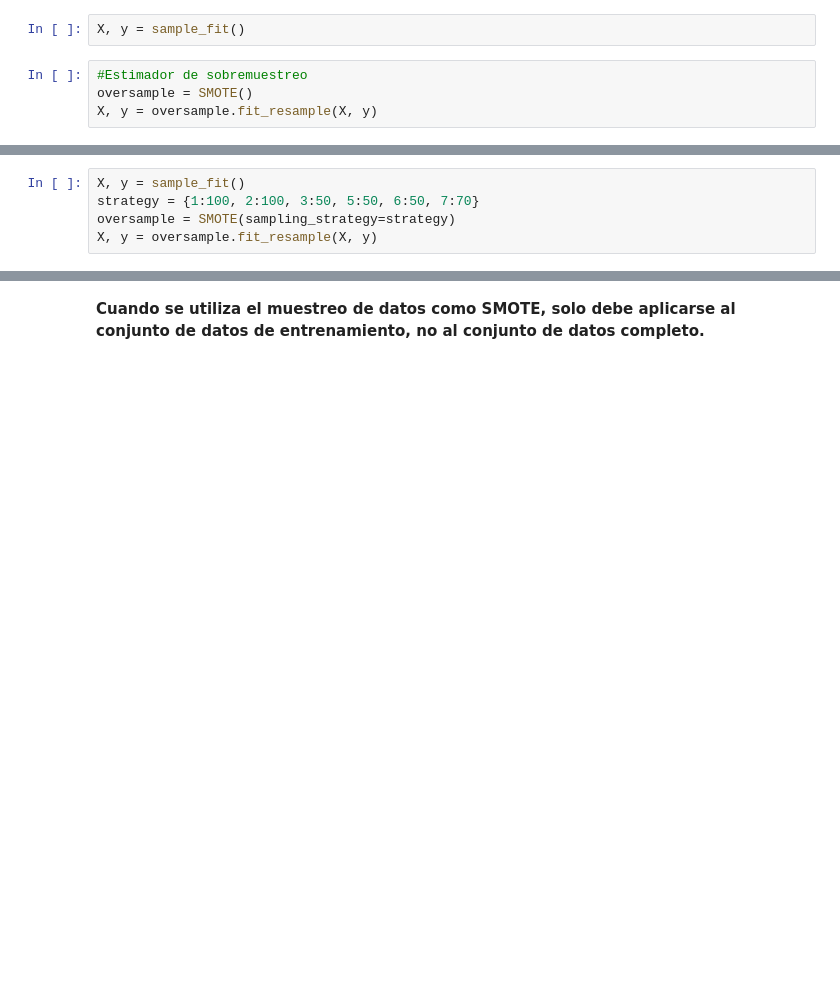
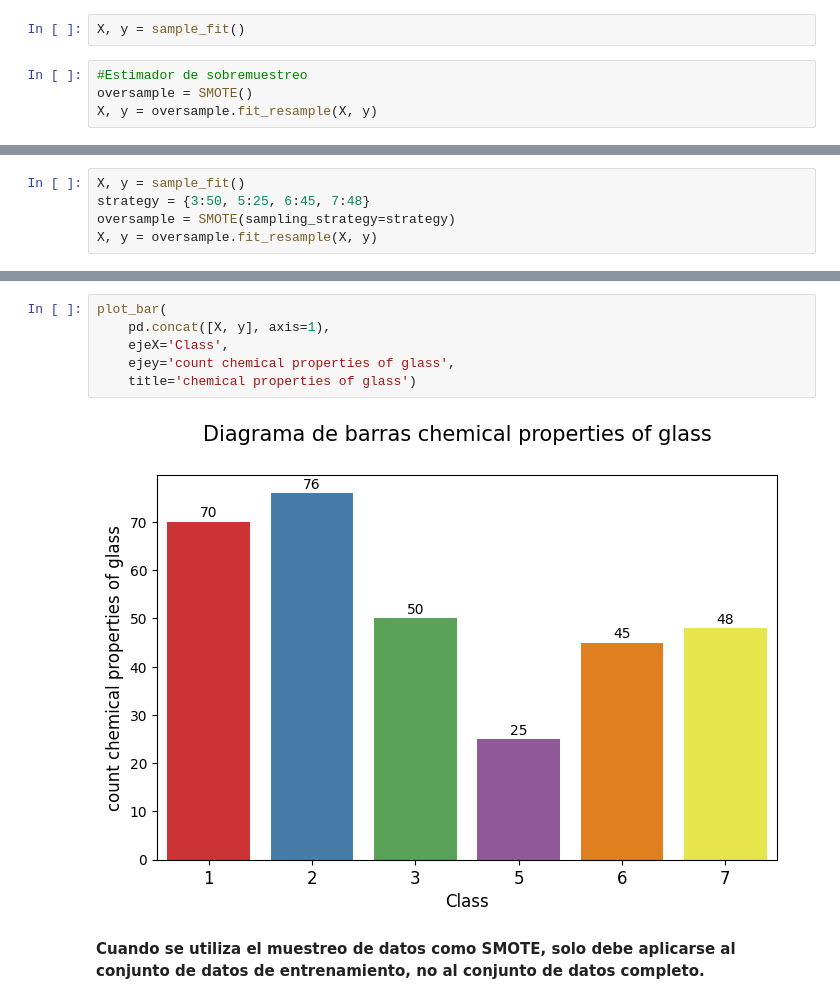
Before and after one commit to Kaiziferr/machine_learning, a Jupyter notebook: DT/01_workshop_oversampling.ipynb, the cells around one changed output, grey strips where cells are left out. Saved outputs shown, nothing was run; the diff lists cells and outputs as text; blank space fills up the shorter version.

```diff
--- a/DT/01_workshop_oversampling.ipynb
+++ b/DT/01_workshop_oversampling.ipynb
@@ -106,5 +142,5 @@ plot_bars(y, 'type glass')
 # %%
 X, y = sample_fit()
-strategy = {1:100, 2:100, 3:50, 5:50, 6:50, 7:70}
+strategy = {3:50, 5:25, 6:45, 7:48}
 oversample = SMOTE(sampling_strategy=strategy)
 X, y = oversample.fit_resample(X, y)
@@ -115,3 +147,11 @@ plot_bars(y, 'type glass')
+# %%
+plot_bar(
+    pd.concat([X, y], axis=1),
+    ejeX='Class',
+    ejey='count chemical properties of glass',
+    title='chemical properties of glass')
+# %% [output]
+[figure, added]
 # %% [markdown]
 **Cuando se utiliza el muestreo de datos como SMOTE, solo debe aplicarse al conjunto de datos de entrenamiento, no al conjunto de datos completo.**
 # %% [markdown]
```
Also changed, not shown: parts of 12 cells of this notebook.
